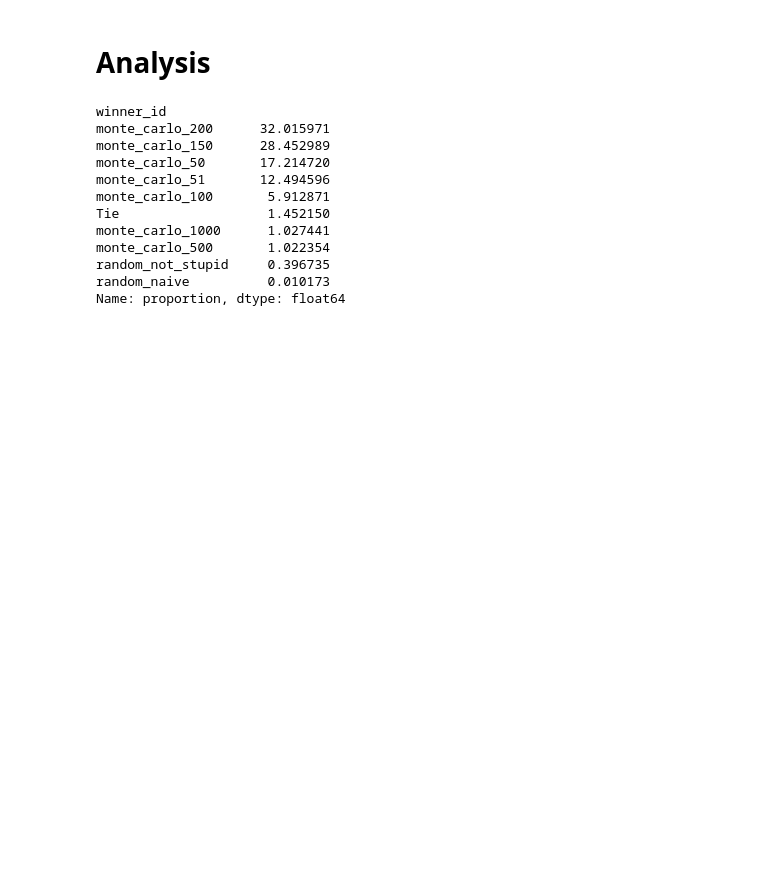
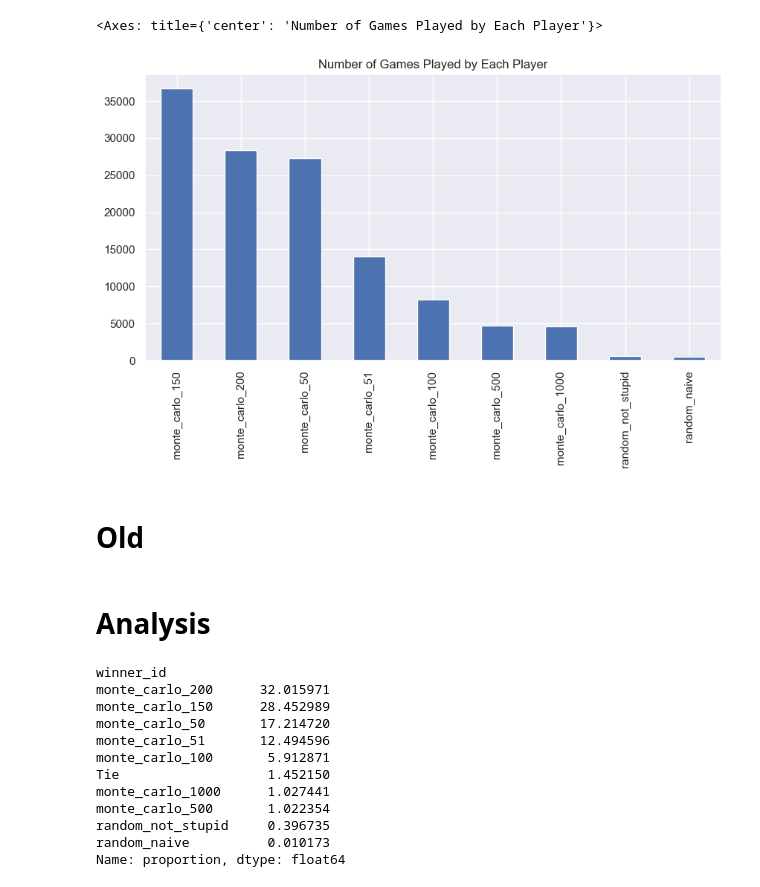
Before and after one commit to Brandt-moreThan4/ConnectFour, a Jupyter notebook: notebooks/simulation_analysis_arena_vc.ipynb, the cells around one changed output. Drawn from its saved outputs; the diff is of its cells as text; code cells hidden in the pictures; blank space fills up the shorter version.

```diff
--- a/notebooks/simulation_analysis_arena_vc.ipynb
+++ b/notebooks/simulation_analysis_arena_vc.ipynb
@@ -46,0 +37,8 @@ raw_data_df.head()
+# %%
+data_df_1 = raw_data.copy()
+
+# Add indicator variable if player one is the winner
+data_df_1['player_one_win'] = data_df_1.winner_id == data_df_1.player_one_id
+
+print(data_df_1.shape)
+data_df_1.head(2)
@@ -46,0 +81,4 @@ raw_data_df.head()
+# %%
+data_df_1['num_moves'] = data_df_1.moves.apply(len)
+total_moves = data_df_1.num_moves.sum()
+print(f'Total moves: {total_moves:,}')
@@ -46,0 +89,26 @@ raw_data_df.head()
+# %%
+unique_players = [
+    'random_naive',
+    'random_not_stupid',
+    'monte_carlo_50',
+    'monte_carlo_51',
+    'monte_carlo_100',
+    'monte_carlo_150',
+    'monte_carlo_200',
+    'monte_carlo_500',
+    'monte_carlo_1000',
+]
+
+data_set_players = sorted(list(set(data_df_1.player_one_id) | set(data_df_1.player_two_id)))
+# Make sure the data sets overlap completely, print any issues
+up_set = set(unique_players)
+d_set = set(data_set_players)
+assert up_set == d_set, f'Unique Players: {up_set} \n Data Set Players: {d_set}'
+# %%
+# Add a indicator column onto the dataframe indicating if that player played in the game
+for player in unique_players:
+    data_df_1[player] = (data_df_1.player_one_id == player) | (data_df_1.player_two_id == player)
+
+play_counts = data_df_1[unique_players].sum()
+play_counts = play_counts.sort_values(ascending=False)
+play_counts
@@ -47,3 +126,10 @@ raw_data_df.head()
+# %%
+play_counts.plot(kind='bar', figsize=(10, 5), title='Number of Games Played by Each Player')
+# %% [output]
+<Axes: title={'center': 'Number of Games Played by Each Player'}>
+[figure, added]
+# %% [markdown]
+# Old
 # %% [markdown]
 # Analysis
 # %%
```
Also changed, not shown: parts of 16 cells of this notebook, 1 other file.
